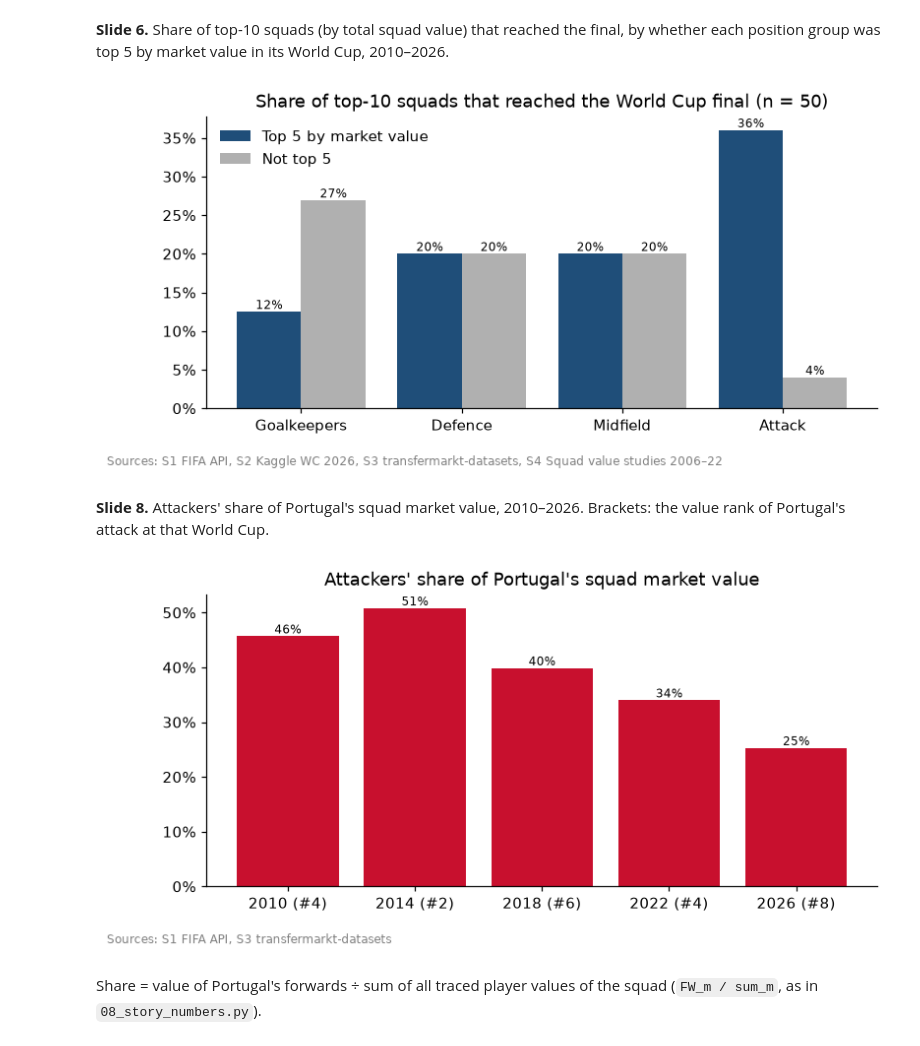
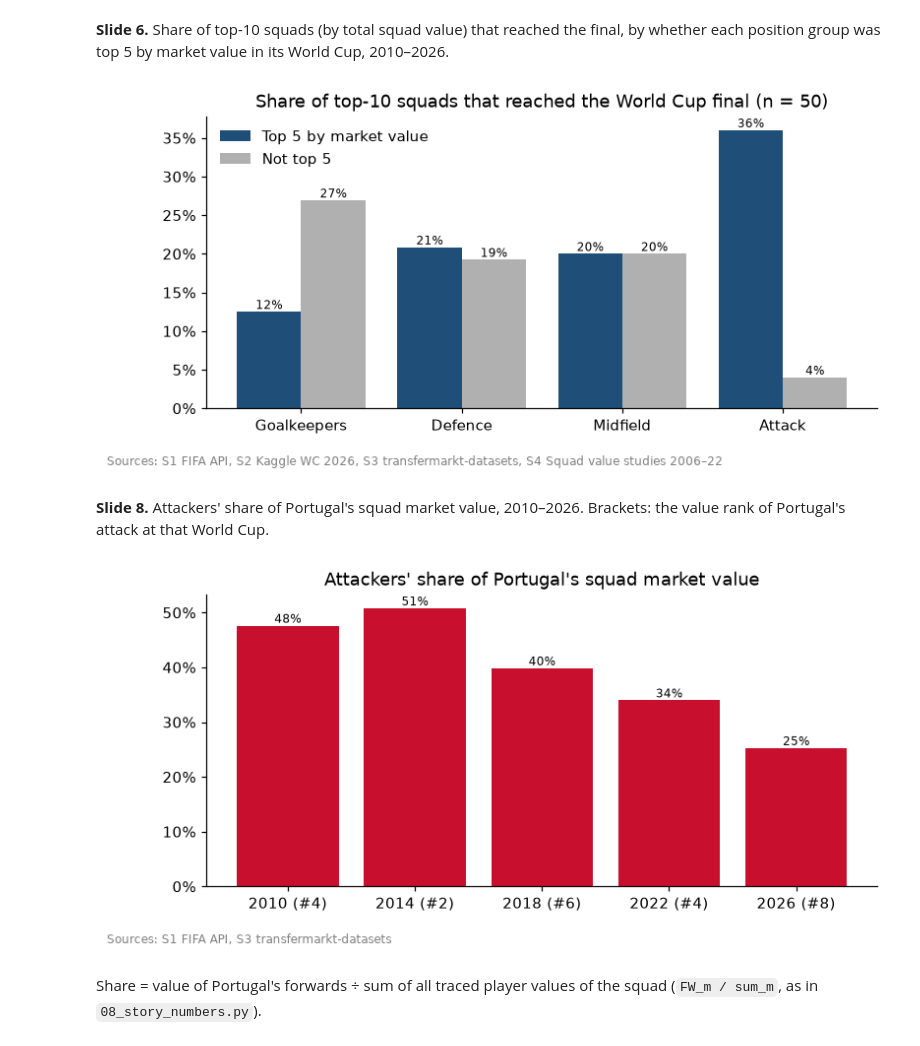
Before and after one commit to freggas/DVBA-Group-Assignment, a Jupyter notebook: price-tag/history/Team14_Analysis.ipynb, the cells around one changed output. Saved outputs shown, nothing was run; the diff lists cells and outputs as text; code cells hidden in the pictures.

Commit message:
Take over Emre's namesake fix in player matching; update appendix asserts to new deck values

```diff
--- a/price-tag/history/Team14_Analysis.ipynb
+++ b/price-tag/history/Team14_Analysis.ipynb
@@ -249,7 +273,7 @@ Rank 5–8 is highlighted because Portugal was in that group at four of six Worl
 NAMES = {'GK': 'Goalkeepers', 'DF': 'Defence', 'MF': 'Midfield', 'FW': 'Attack'}
 yes = [(TOP[TOP[k + '_r'] <= 5].stage_n >= 6).mean() for k in NAMES]
 no = [(TOP[TOP[k + '_r'] > 5].stage_n >= 6).mean() for k in NAMES]
-assert [round(x * 100) for x in yes] == [12, 20, 20, 36] and [round(x * 100) for x in no] == [27, 20, 20, 4]
+assert [round(x * 100) for x in yes] == [12, 21, 20, 36] and [round(x * 100) for x in no] == [27, 19, 20, 4]
 fig, ax = plt.subplots(figsize=(8, 3.5))
 x = range(len(NAMES))
 b1 = ax.bar([i - 0.2 for i in x], yes, 0.4, color=BLUE, label='Top 5 by market value')
@@ -259,21 +283,21 @@ ax.set_xticks(list(x), NAMES.values()); ax.yaxis.set_major_formatter('{x:.0%}');
 ax.set_title('Share of top-10 squads that reached the World Cup final (n = 50)')
 source(fig, 'S1 S2 S3 S4'); plt.show()
 # %% [output]
-[figure, old version]
+[figure, new version]
 # %% [markdown]
 **Slide 8.** Attackers' share of Portugal's squad market value, 2010–2026. Brackets: the value rank of Portugal's attack at that World Cup.
 # %%
 por8 = P[P.code == 'POR'].set_index('year')
 share = por8.FW_m / por8.sum_m
-assert [round(x * 100) for x in share] == [46, 51, 40, 34, 25] and por8.FW_r.astype(int).tolist() == [4, 2, 6, 4, 8]
+assert [round(x * 100) for x in share] == [48, 51, 40, 34, 25] and por8.FW_r.astype(int).tolist() == [4, 2, 6, 4, 8]
 fig, ax = plt.subplots(figsize=(8, 3.5))
 bars = ax.bar([f'{y} (#{r:.0f})' for y, r in por8.FW_r.items()], share, color=RED)
 bar_labels(ax, bars, [f'{v:.0%}' for v in share])
 ax.yaxis.set_major_formatter('{x:.0%}')
 ax.set_title("Attackers' share of Portugal's squad market value")
 source(fig, 'S1 S3'); plt.show()
 # %% [output]
-[figure, old version]
+[figure, new version]
 # %% [markdown]
 Share = value of Portugal's forwards ÷ sum of all traced player values of the squad (`FW_m / sum_m`, as in `08_story_numbers.py`).
 # %% [markdown]
```
Also changed, not shown: parts of 8 cells of this notebook, 5 other files.
